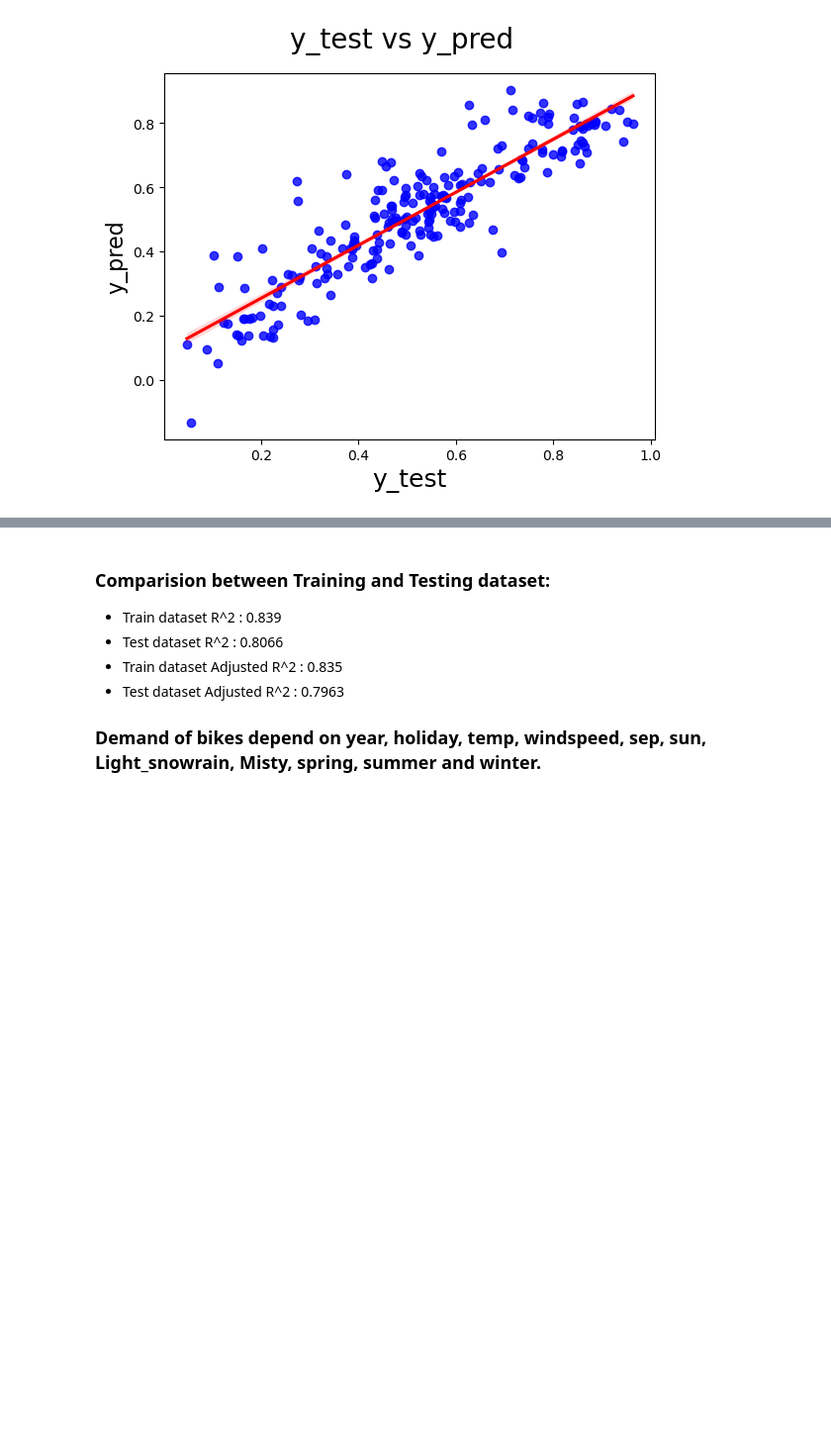
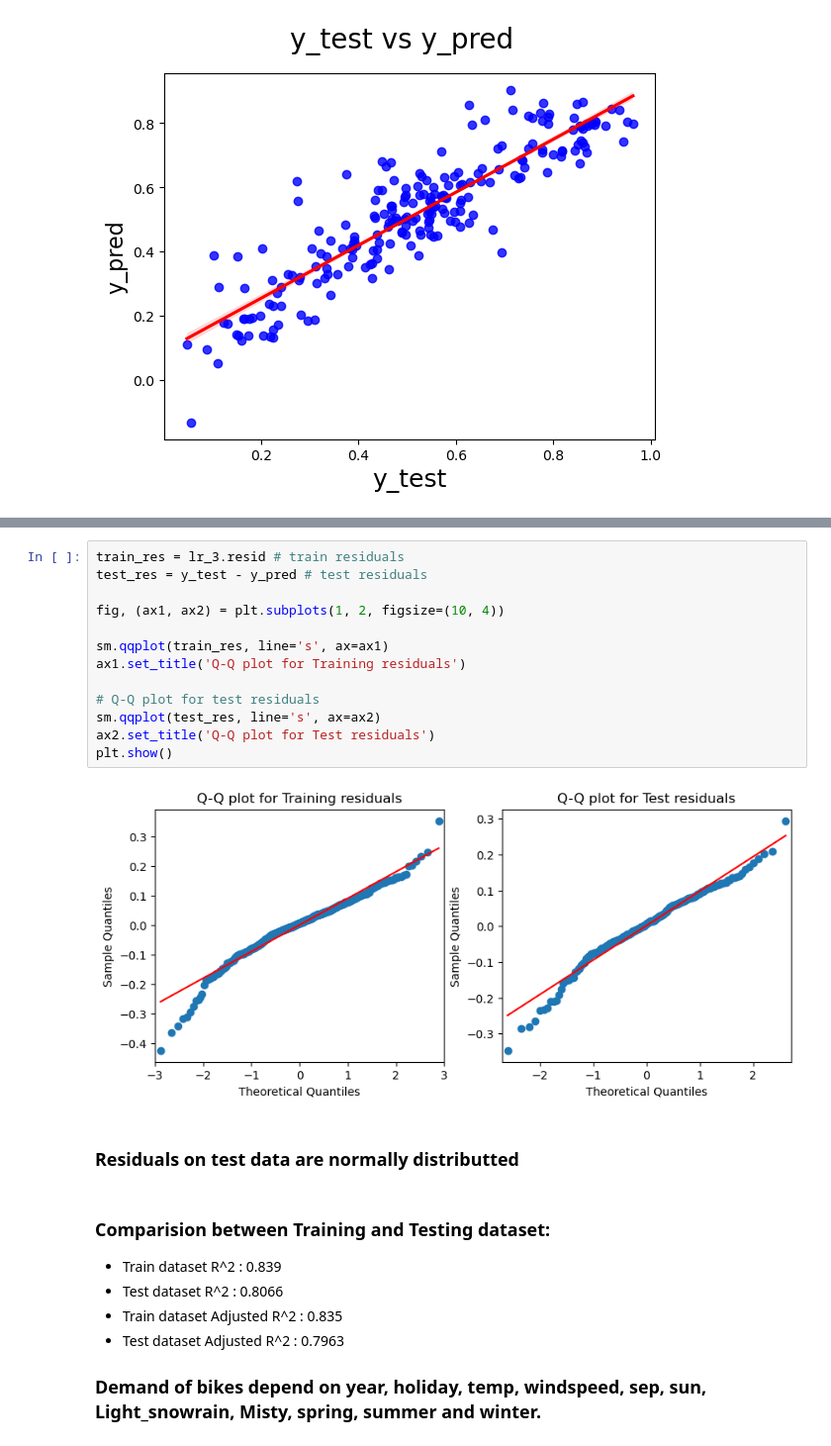
Before and after one commit to davisvarkey/bikesharing_casestudy, a Jupyter notebook: Bike_sharing_case_study.ipynb, the cells around one changed output, grey strips where cells are left out. Shown at 99% size. Drawn from its saved outputs; the diff is of its cells as text; blank space fills up the shorter version.

```diff
--- a/Bike_sharing_case_study.ipynb
+++ b/Bike_sharing_case_study.ipynb
@@ -745,3 +758,20 @@ Text(0, 0.5, 'y_pred')
+# %%
+train_res = lr_3.resid # train residuals
+test_res = y_test - y_pred # test residuals
+
+fig, (ax1, ax2) = plt.subplots(1, 2, figsize=(10, 4))
+
+sm.qqplot(train_res, line='s', ax=ax1)
+ax1.set_title('Q-Q plot for Training residuals')
+
+# Q-Q plot for test residuals
+sm.qqplot(test_res, line='s', ax=ax2)
+ax2.set_title('Q-Q plot for Test residuals')
+plt.show()
+# %% [output]
+[figure, added]
+# %% [markdown]
+### Residuals on test data are normally distributted
 # %% [markdown]
 ### Comparision between Training and Testing dataset:
 - Train dataset R^2          : 0.839
```
Also changed, not shown: parts of 2 cells of this notebook.
